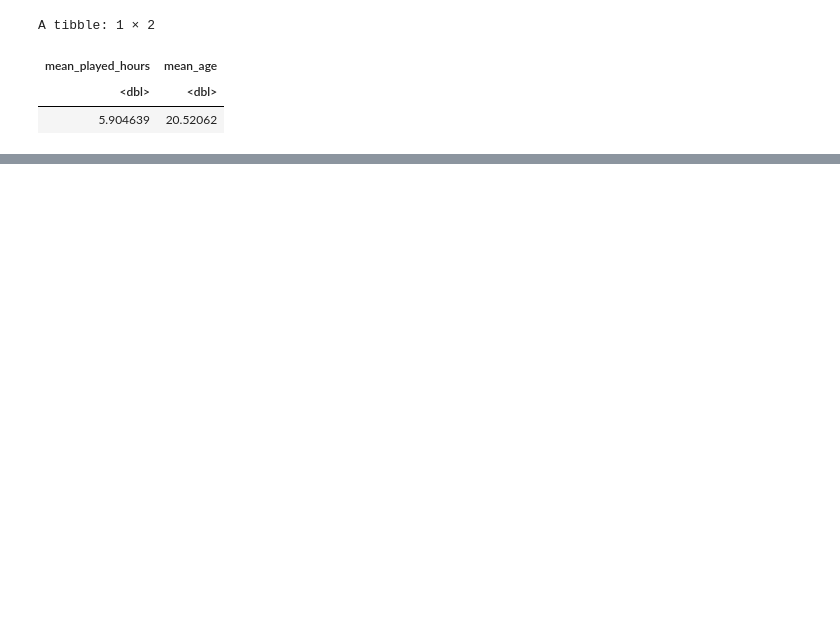
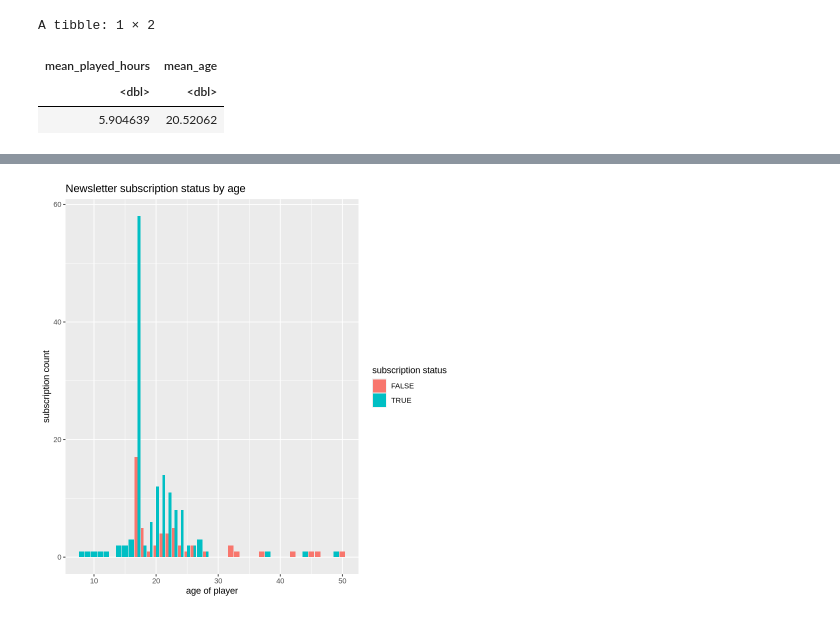
Before and after one commit to JasmineSun06/individual_project_planning, a Jupyter notebook: project_planning.ipynb, the cells around one changed output, grey strips where cells are left out. Cells and saved outputs as stored; diff of their text form; code cells hidden in the pictures; blank space fills up the shorter version.

```diff
--- a/project_planning.ipynb
+++ b/project_planning.ipynb
@@ -205,0 +233,9 @@ A tibble: 1 × 2
+# %%
+#age vs. newsletter subscription as bar graph
+age_vs_subscription_bar <- players_data |>
+    ggplot(aes(x = Age, fill = subscribe)) +
+    geom_bar(position = "dodge") +
+    labs(title = "Newsletter subscription status by age", x = "age of player", y = "subscription count", fill = "subscription status")
+age_vs_subscription_bar
+# %% [output]
+[figure, added]
```
Also changed, not shown: parts of 6 cells of this notebook.
